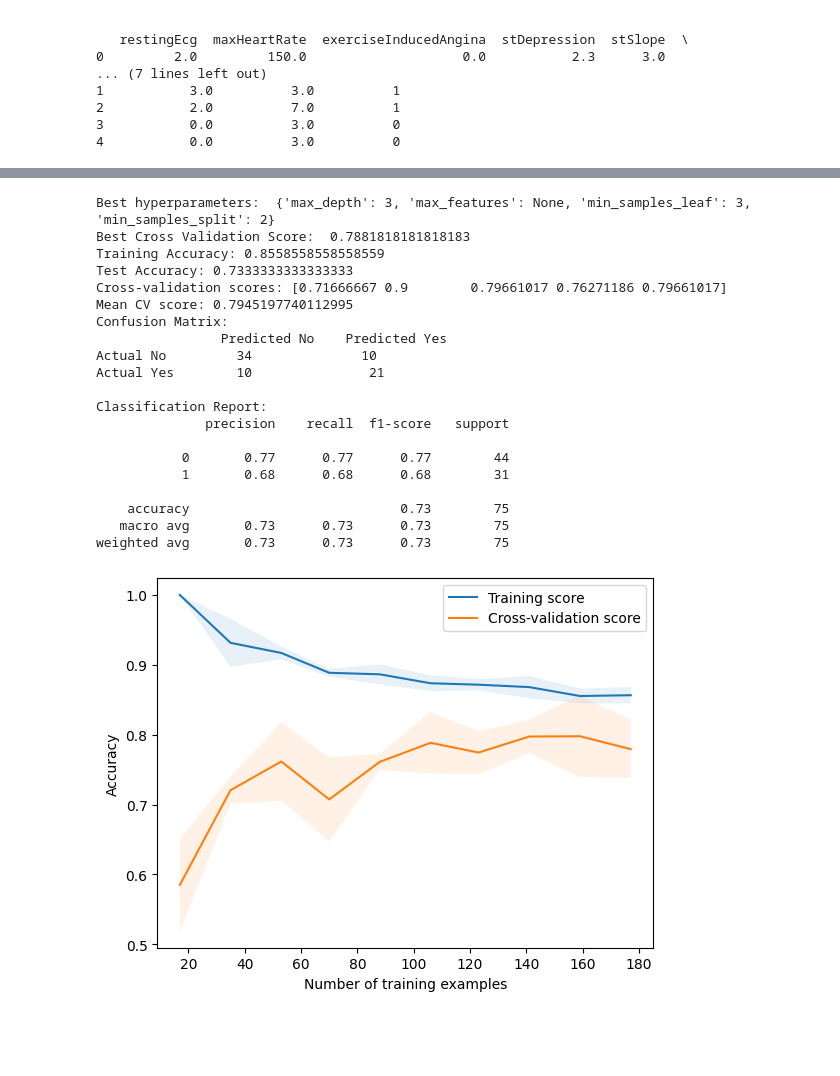
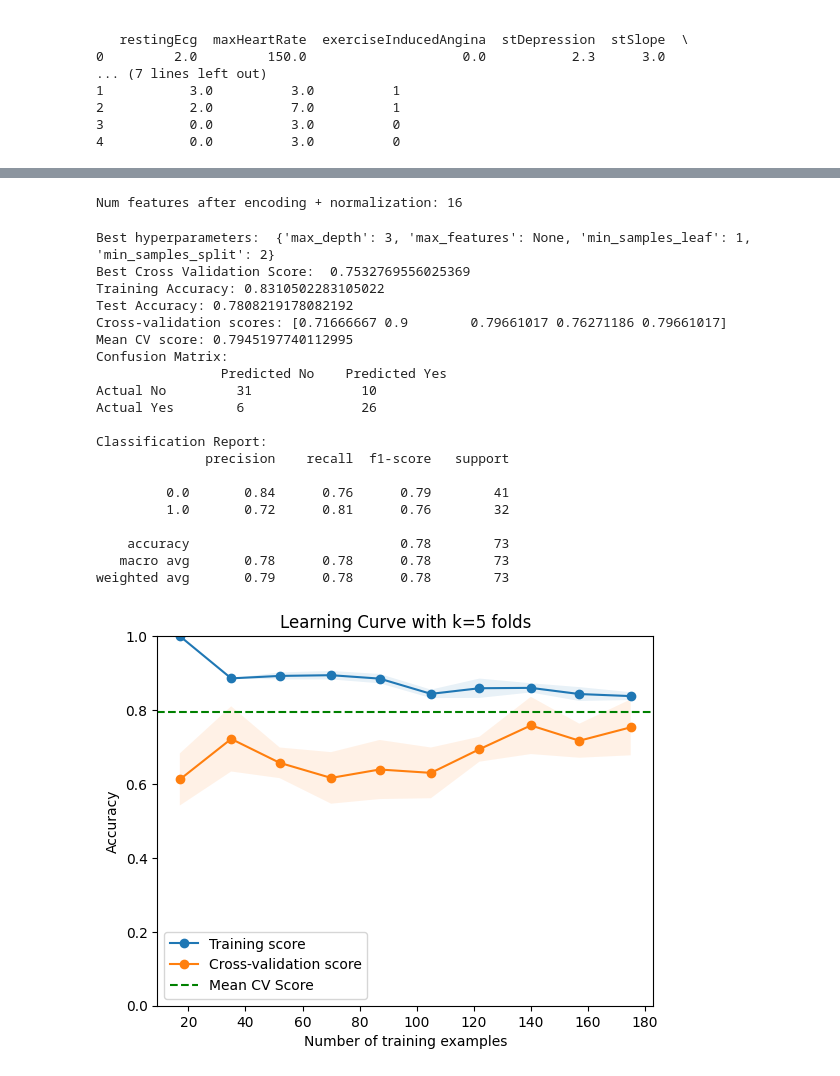
Before and after one commit to icbaptista/heart-disease-prediction-with-ML, a Jupyter notebook: decision_tree.ipynb, the cells around one changed output, grey strips where cells are left out. Drawn from its saved outputs; the diff is of its cells as text; code cells hidden in the pictures; blank space fills up the shorter version.

Commit message:
normalization + random forests

```diff
--- a/decision_tree.ipynb
+++ b/decision_tree.ipynb
@@ -83,6 +83,14 @@ if "diagnosis" in continuousColumns:
     continuousColumns = continuousColumns.drop("diagnosis", axis=1)
 if "diagnosis" not in categoricalColumns:
     categoricalColumns = data["diagnosis"]
+
+# Feature selection
+data = data.drop("fastingBloodSugar", axis=1)
+myNames.remove("fastingBloodSugar")
+data = data.drop("restingEcg", axis=1)
+myNames.remove("restingEcg")
+data = data.drop("serumCholesterol", axis=1)
+myNames.remove("serumCholesterol")
 # %% [output]
 Num features: 13
 Num examples: 297
@@ -127,3 +112,44 @@ X_test = scaler.transform(X_test)
+# %%
+from sklearn.preprocessing import StandardScaler, OneHotEncoder
+from sklearn.model_selection import train_test_split
+
+# Normalization
+# Binary features do not need normalization as they are already 0 or 1
+
+numeric_features = ['age', 'restingBP', "serumCholesterol", "maxHeartRate", "stDepression", "majorVessels"]
+
+for f in numeric_features:
+    if f not in myNames:
+        numeric_features.remove(f)
+
+
+# Nominal categorical features have no hierarchical order (as opposed to [very healthy, healthy, unhealthy, very unhealthy])
+nominal_categorical_features = ["chestPainType", "restingEcg", "thalassemia"]
+
+for f in nominal_categorical_features:
+    if f not in myNames:
+        nominal_categorical_features.remove(f)
+
+data_normalized = data.copy()
+
+scaler = StandardScaler() # or MinMaxScaler()
+data_normalized[numeric_features] = scaler.fit_transform(data_normalized[numeric_features])
+
+encoder = OneHotEncoder()
+nominal_cat_encoded = encoder.fit_transform(data_normalized[nominal_categorical_features])
+nominal_cat_encoded = pd.DataFrame(nominal_cat_encoded.toarray(), columns=encoder.get_feature_names_out(nominal_categorical_features))
+
+data_normalized = pd.concat([data_normalized.drop(nominal_categorical_features, axis=1), nominal_cat_encoded], axis=1)
+data_normalized = data_normalized.dropna(subset=['diagnosis']) # Drop NaN diagnosis
+data_normalized = data_normalized.dropna()
+print("Num features after encoding + normalization:", data_normalized.shape[1])
+
+X_train, X_test, y_train, y_test = train_test_split(data_normalized.drop("diagnosis", axis=1),
+                                                data_normalized["diagnosis"],
+                                                test_size=0.25,
+                                                random_state=42)
+# %% [output]
+Num features after encoding + normalization: 16
 # %%
 from sklearn.metrics import classification_report
 
@@ -209,44 +235,47 @@ train_sizes, train_scores, test_scores = learning_curve(
     y=y_train,
     train_sizes=np.linspace(0.1, 1.0, 10),
     cv=5,
     scoring="accuracy",
     n_jobs=-1
 )
 
 # Calculate means and standard deviations for training and test scores
 train_mean = np.mean(train_scores, axis=1)
 train_std = np.std(train_scores, axis=1)
 test_mean = np.mean(test_scores, axis=1)
 test_std = np.std(test_scores, axis=1)
 
 # Plot learning curve
-plt.plot(train_sizes, train_mean, label="Training score")
+plt.plot(train_sizes, train_mean, 'o-', label="Training score")
 plt.fill_between(train_sizes, train_mean - train_std, train_mean + train_std, alpha=0.1)
-plt.plot(train_sizes, test_mean, label="Cross-validation score")
+plt.plot(train_sizes, test_mean,  'o-', label="Cross-validation score")
 plt.fill_between(train_sizes, test_mean - test_std, test_mean + test_std, alpha=0.1)
+plt.axhline(y=np.mean(cv_scores), color='g', linestyle='--', label='Mean CV Score')  # Add line for mean CV score
 plt.xlabel("Number of training examples")
 plt.ylabel("Accuracy")
+plt.title("Learning Curve with k=5 folds")
 plt.legend()
+plt.ylim(0, 1)  # Set the y-axis range from 0 to 1
 plt.show()
 # %% [output]
-Best hyperparameters:  {'max_depth': 3, 'max_features': None, 'min_samples_leaf': 3, 'min_samples_split': 2}
-Best Cross Validation Score:  0.7881818181818183
-Training Accuracy: 0.8558558558558559
-Test Accuracy: 0.7333333333333333
+Best hyperparameters:  {'max_depth': 3, 'max_features': None, 'min_samples_leaf': 1, 'min_samples_split': 2}
+Best Cross Validation Score:  0.7532769556025369
+Training Accuracy: 0.8310502283105022
+Test Accuracy: 0.7808219178082192
 Cross-validation scores: [0.71666667 0.9        0.79661017 0.76271186 0.79661017]
 Mean CV score: 0.7945197740112995
 Confusion Matrix:
                 Predicted No    Predicted Yes
-Actual No         34              10
-Actual Yes        10               21
+Actual No         31              10
+Actual Yes        6               26
 
 Classification Report:
               precision    recall  f1-score   support
 
-           0       0.77      0.77      0.77        44
-           1       0.68      0.68      0.68        31
+         0.0       0.84      0.76      0.79        41
+         1.0       0.72      0.81      0.76        32
 
-    accuracy                           0.73        75
-   macro avg       0.73      0.73      0.73        75
-weighted avg       0.73      0.73      0.73        75
+    accuracy                           0.78        73
+   macro avg       0.78      0.78      0.78        73
+weighted avg       0.79      0.78      0.78        73
-[figure, old version]
+[figure, new version]
```
Also changed, not shown: parts of 2 cells of this notebook, 3 other files.
